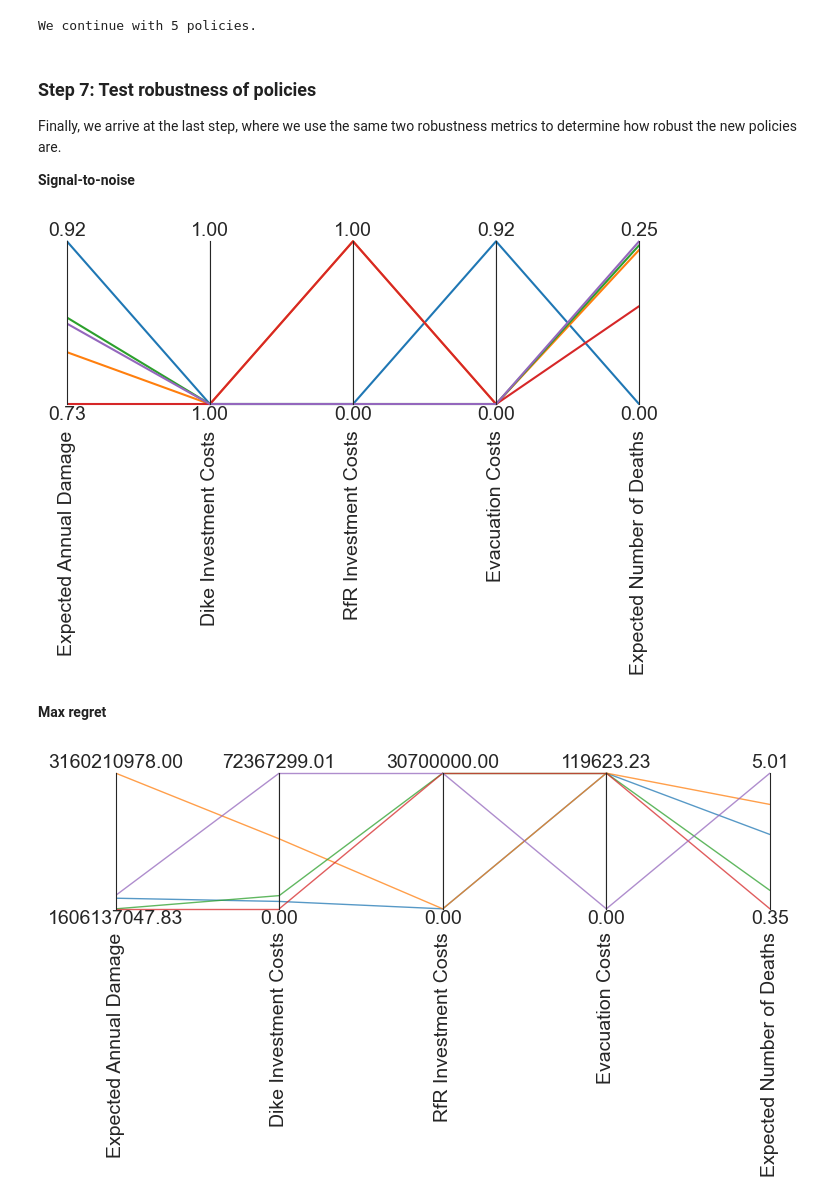
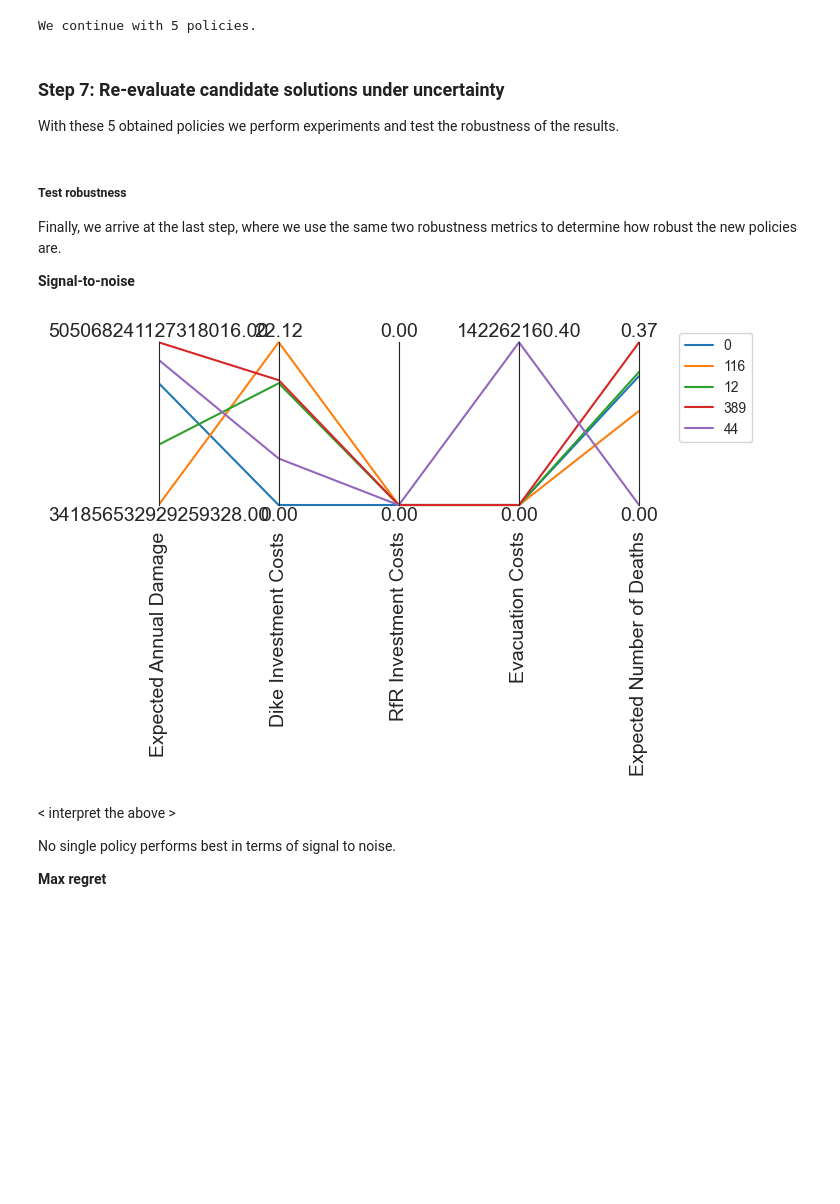
Before and after one commit to AnnedeKoeijer/EPA1361_Final_Group4, a Jupyter notebook: dike_model_optimization.ipynb, the cells around one changed output. Saved outputs shown, nothing was run; the diff lists cells and outputs as text; code cells hidden in the pictures; blank space fills up the shorter version.

```diff
--- a/dike_model_optimization.ipynb
+++ b/dike_model_optimization.ipynb
@@ -415,6 +461,9 @@ policies = final_selection.loc[:, '0_RfR 0':'A.5_DikeIncrease 3']
 print(f'We continue with {len(policies)} policies.')
 # %% [output]
 We continue with 5 policies.
+# %% [markdown]
+### Step 7: Re-evaluate candidate solutions under uncertainty
+With these 5 obtained policies we perform experiments and test the robustness of the results.
 # %%
 from ema_workbench import Policy
 
@@ -434,37 +483,43 @@ for i, policy in policies.iterrows():
 with open("./archives/store_reeevaluation_results", "rb") as fp:   # Unpickling
     reeevaluation_results = pickle.load(fp)
 # %% [markdown]
-### Step 7: Test robustness of policies
+##### Test robustness
 Finally, we arrive at the last step, where we use the same two robustness metrics to determine how robust the new policies are.
 
 **Signal-to-noise**
-# %%
-# This is not signal to noise
-
-experiments, outcomes = reeevaluation_results
-
-overall_scores = {}
-for policy in experiments.policy.unique():
-    logical = experiments.policy == policy
-    scores = {}
-    for k, v in outcomes.items():
-        try:
-            n = np.sum(v[logical]>=0.9)
-        except KeyError:
-            continue
-        scores[k] = n/1000
-    overall_scores[policy] = scores
-
-overall_scores = pd.DataFrame(overall_scores).T
+# %%
+experiments, outcomes = reeevaluation_results
+
+overall_scores = {}
+for policy in np.unique(experiments['policy']):
+    scores = {}
+
+    logical = experiments['policy']==policy
+
+    for outcome in model.outcomes:
+        value  = outcomes[outcome.name][logical]
+        sn_ratio = s_to_n(value, outcome.kind)
+        scores[outcome.name] = sn_ratio
+    overall_scores[policy] = scores
+scores = pd.DataFrame.from_dict(overall_scores).T
 # %%
-limits = parcoords.get_limits(overall_scores)
+from ema_workbench.analysis import parcoords
+
+data = scores
+limits = parcoords.get_limits(data)
+
 paraxes = parcoords.ParallelAxes(limits)
-paraxes.plot(overall_scores)
+paraxes.plot(data)
+plt.legend(data.index, bbox_to_anchor=(2,1))
 plt.show()
 # %% [output]
-[figure, old version]
+[figure, new version]
-# %% [markdown]
-**Max regret**
+# %% [markdown]
+< interpret the above >
+
+No single policy performs best in terms of signal to noise.
+
+**Max regret**
 # %%
 experiments, outcomes = reeevaluation_results
 
@@ -488,14 +538 @@ regret = outcomes.groupby('scenario', group_keys=False).apply(calculate_regret)
 max_regret = regret.groupby('policy').max()
-# %%
-# I reorder the columns
-limits = parcoords.get_limits(max_regret)
-paraxes = parcoords.ParallelAxes(max_regret)
-paraxes.plot(max_regret, lw=1, alpha=0.75)
-
-# let's resize the figure a bit
-fig = plt.gcf()
-fig.set_size_inches(8, 4)
-
-plt.show()
-# %% [output]
-[figure, removed]
```
Also changed, not shown: parts of 27 cells of this notebook, 15 other files.
